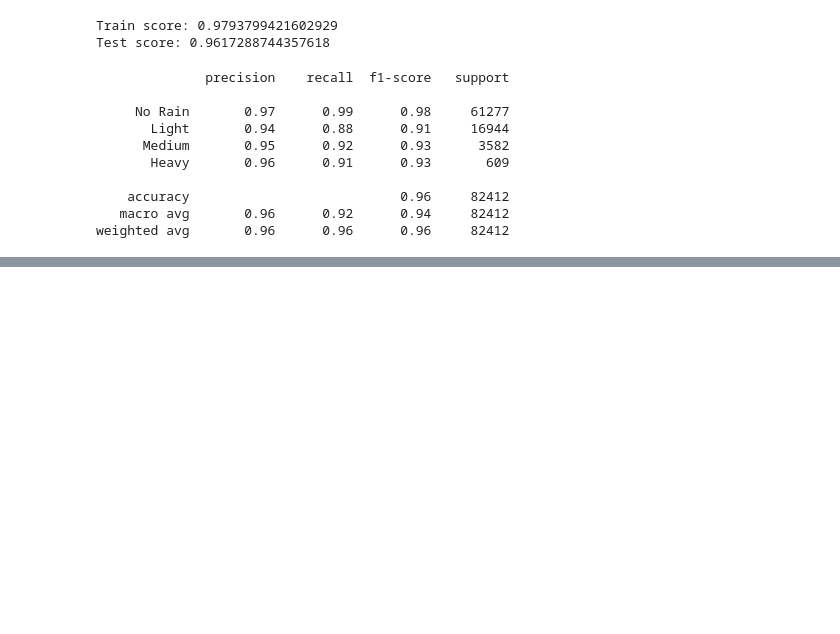
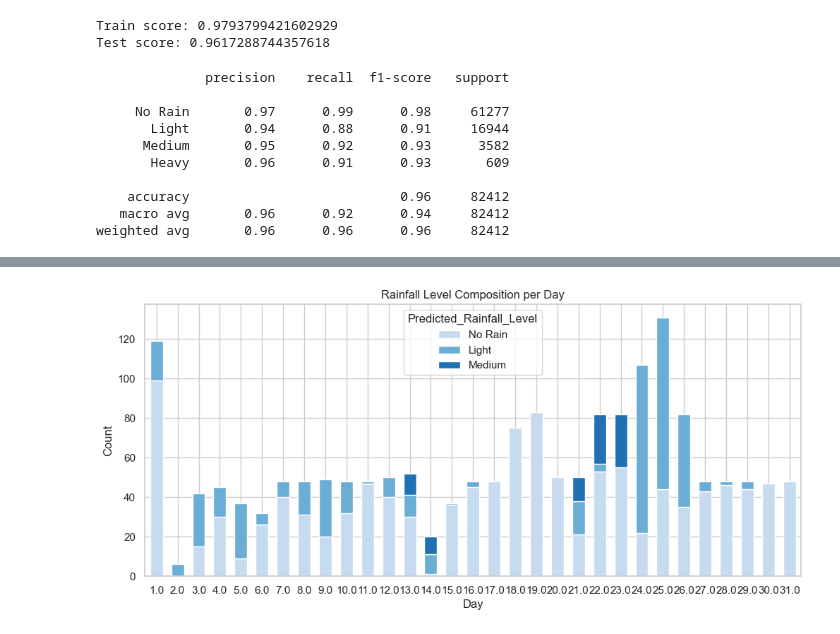
Before and after one commit to Zewen-Zhao/ADS2001_GroupMC3, a Jupyter notebook: Modelling/modelling_jiehni.ipynb, the cells around one changed output, grey strips where cells are left out. Drawn from its saved outputs; the diff is of its cells as text; code cells hidden in the pictures; blank space fills up the shorter version.

```diff
--- a/Modelling/modelling_jiehni.ipynb
+++ b/Modelling/modelling_jiehni.ipynb
@@ -429,0 +501,35 @@ weighted avg       0.96      0.96      0.96     82412
+# %%
+import seaborn as sns
+import matplotlib.pyplot as plt
+
+sns.set_theme(style="whitegrid")
+
+# define order (important)
+order = ["No Rain", "Light", "Medium"]
+
+# create table
+table = pd.crosstab(
+    future_data["Day"],
+    future_data["Predicted_Rainfall_Level"]
+)[order]   # enforce correct column order
+
+# create blue gradient (light → dark)
+colors = sns.color_palette("Blues", n_colors=len(order))
+
+# plot
+table.plot(
+    kind="bar",
+    stacked=True,
+    color=sns.color_palette("Blues", n_colors=3),
+    figsize=(12,5),
+    width=0.6   # thinner bars
+)
+
+plt.title("Rainfall Level Composition per Day")
+plt.xlabel("Day")
+plt.ylabel("Count")
+plt.xticks(rotation=0)
+
+plt.show()
+# %% [output]
+[figure, added]
```
Also changed, not shown: parts of 7 cells of this notebook.
